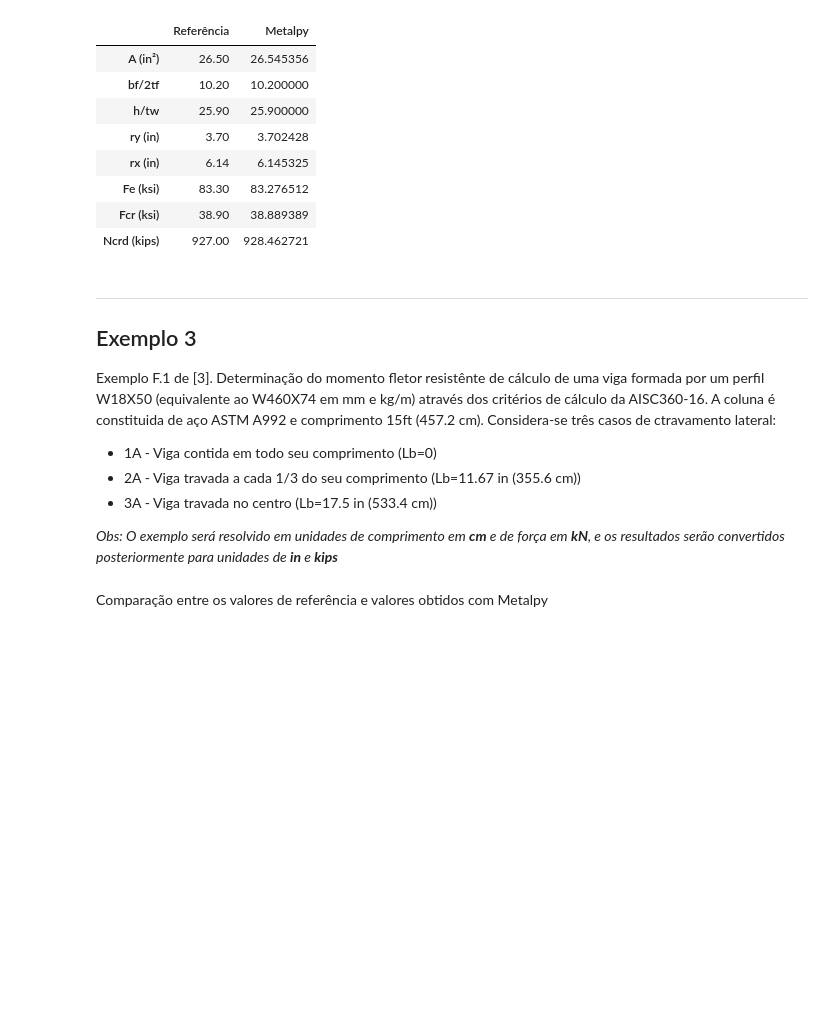
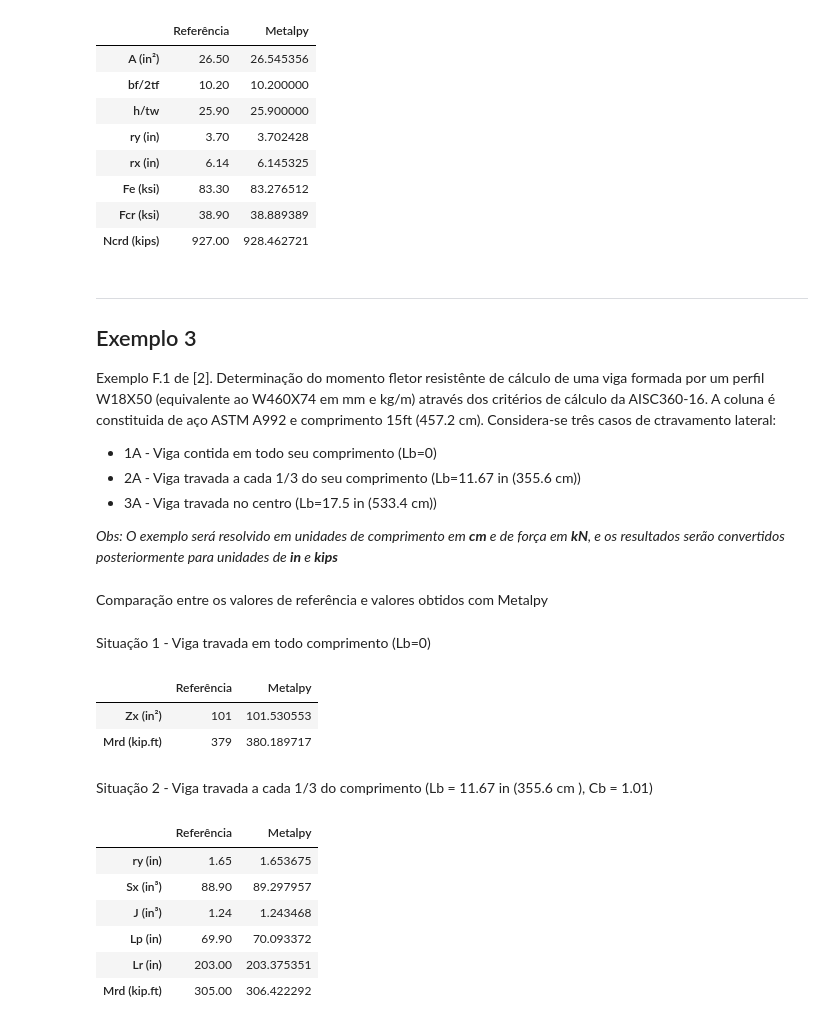
Before and after one commit to JoaoSevergnini/metalpy, a Jupyter notebook: ex_perfis_I_laminados.ipynb, the cells around one changed output. Cells and saved outputs as stored; diff of their text form; code cells hidden in the pictures; blank space fills up the shorter version.

Commit message:
Finalizado exemplos I laminados

```diff
--- a/ex_perfis_I_laminados.ipynb
+++ b/ex_perfis_I_laminados.ipynb
@@ -151,7 +151,7 @@ assert min(r_Ncrd, mp_Ncrd)/ max(r_Ncrd, mp_Ncrd) >= 1 - tol, 'Valor da força a
 -------------------------------------------------------------------------------------------------------------------------
 Exemplo 3
 ---------------
-Exemplo F.1 de [3]. Determinação do momento fletor resistênte de cálculo de uma viga formada por um perfil W18X50 (equivalente ao W460X74 em mm e kg/m) através dos critérios de cálculo da AISC360-16. A coluna é constituida de aço ASTM A992 e comprimento 15ft (457.2 cm). Considera-se três casos de ctravamento lateral:
+Exemplo F.1 de [2]. Determinação do momento fletor resistênte de cálculo de uma viga formada por um perfil W18X50 (equivalente ao W460X74 em mm e kg/m) através dos critérios de cálculo da AISC360-16. A coluna é constituida de aço ASTM A992 e comprimento 15ft (457.2 cm). Considera-se três casos de ctravamento lateral:
 
 * 1A - Viga contida em todo seu comprimento (Lb=0)
 * 2A - Viga travada a cada 1/3 do seu comprimento (Lb=11.67 in (355.6 cm))
@@ -159,9 +159,11 @@ Exemplo F.1 de [3]. Determinação do momento fletor resistênte de cálculo de
 
 *Obs: O exemplo será resolvido em unidades de comprimento em **cm** e de força em **kN**, e os resultados serão convertidos posteriormente para unidades de **in** e **kips***
 # %%
-from perfis import PerfilI
+from perfis import PerfilILam
 from normas import AISC360
 from material import Aco
+
+import pandas as pd
 
 #Unidades para conversão
 in_to_cm = 2.54
@@ -171,6 +173,8 @@ kN_cm2_to_ksi = 1.4504
 ksi_to_kN_cm2 = 1 / 1.4504
 ft_to_cm = 30.48
 kN_to_kips = 0.225
+kNcm_to_kipft = kN_to_kips * (1/ft_to_cm)
+kNcm_to_kipin = kN_to_kips * cm_to_in
 
 #Definição do Aço com as propriedades em ksi sendo convertidas para kN/cm²
 E = 29000 * ksi_to_kN_cm2
@@ -221,0 +192,26 @@ df
+# %% [markdown]
+Situação 1 - Viga travada em todo comprimento (Lb=0)
+# %%
+#Respostas do exercicio
+r_Zx = 101 # Módulo plástico
+r_Mrd1 = 379
+
+#Respostas com Metalpy
+mp_Zx =  W460X74.Zx * cm_to_in ** 3
+
+# Calculando o momento resistente de cálculo e obtendo os dados do cálculo
+Lb = 0
+Cb = 1
+Mrd= W460X74.Mrdx(Lb = Lb, Cb = Cb)
+mp_Mrd1 = Mrd * kNcm_to_kipft
+
+columns = 'Referência Metalpy'.split()
+index = ['Zx (in²)', 'Mrd (kip.ft)']
+data = zip([r_Zx, r_Mrd1], [ mp_Zx, mp_Mrd1])
+
+df = pd.DataFrame(data,index=index,columns=columns)
+df
+# %% [output]
+|  | Referência | Metalpy |
+| Zx (in²) | 101 | 101.530553 |
+| Mrd (kip.ft) | 379 | 380.189717 |
@@ -221,0 +223,38 @@ df
+# %% [markdown]
+Situação 2 - Viga travada a cada 1/3 do comprimento (Lb = 11.67 in (355.6 cm ), Cb = 1.01)
+# %%
+#Respostas do exercicio
+r_ry = 1.65 # Raio de giração em Y
+r_Sx = 88.9 # Módulo elástico
+r_J= 1.24 # Inércia a torção
+r_Lp = 69.9 # Comprimento limite plástico
+r_Lr = 203 # Comprimento limite para o inicio de escoamento
+r_Mrd2= 305 # Momento resistente de cálculo
+
+#Respostas com Metalpy
+mp_ry =  W460X74.ry * cm_to_in
+mp_Sx = W460X74.Wx * cm_to_in ** 3
+mp_J = W460X74.J * cm_to_in ** 4
+
+# Calculando o momento resistente de cálculo e obtendo os dados do cálculo
+Lb = 11.67 * ft_to_cm
+Cb = 1.01
+Mrd, dados_FLT, dados_FLM = W460X74.Mrdx(Lb = Lb, Cb = Cb, data=True)
+mp_Mrd2 = Mrd * kNcm_to_kipft
+mp_Lp = dados_FLT.Lp * cm_to_in
+mp_Lr = dados_FLT.Lr * cm_to_in
+
+columns = 'Referência Metalpy'.split()
+index = ['ry (in)', 'Sx (in³)', 'J (in³)', 'Lp (in)', 'Lr (in)', 'Mrd (kip.ft)']
+data = zip([r_ry, r_Sx, r_J, r_Lp, r_Lr, r_Mrd2], [ mp_ry, mp_Sx, mp_J, mp_Lp, mp_Lr, mp_Mrd2])
+
+df = pd.DataFrame(data,index=index,columns=columns)
+df
+# %% [output]
+|  | Referência | Metalpy |
+| ry (in) | 1.65 | 1.653675 |
+| Sx (in³) | 88.90 | 89.297957 |
+| J (in³) | 1.24 | 1.243468 |
+| Lp (in) | 69.90 | 70.093372 |
+| Lr (in) | 203.00 | 203.375351 |
+| Mrd (kip.ft) | 305.00 | 306.422292 |
```
Also changed, not shown: parts of 22 cells of this notebook, 3 other files.
